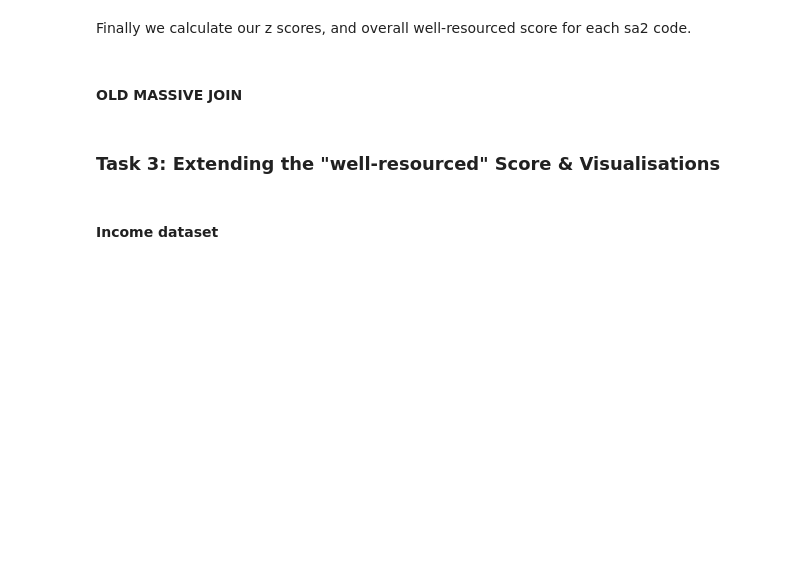
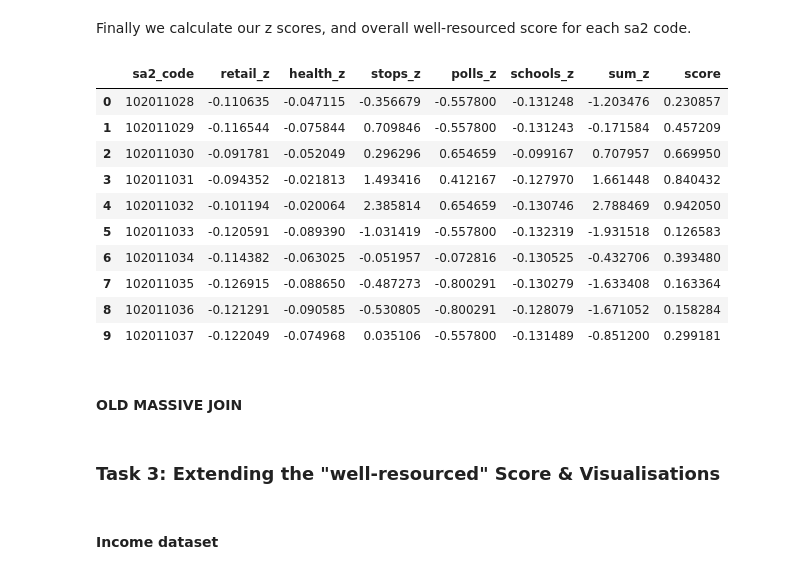
Before and after one commit to FixItChris/DATA2901, a Jupyter notebook: Report.ipynb, the cells around one changed output. Cells and saved outputs as stored; diff of their text form; code cells hidden in the pictures; blank space fills up the shorter version.

Commit message:
Added task 2 indexes + score calculations

```diff
--- a/Report.ipynb
+++ b/Report.ipynb
@@ -881,27 +958,52 @@ Finally we calculate our z scores, and overall well-resourced score for each sa2
 # %%
 sql = """
 CREATE OR REPLACE VIEW scores as
 SELECT
     sa2_code,
-    (retail_per_1000 - mean_retail) / sd_retail as "retail_z",
-    (health_per_1000 - mean_health) / sd_health as "health_z",
-    (total_stops - mean_stops) / sd_stops as "stops_z",
-    (total_polls - mean_polls) / sd_polls as "polls_z",
-    (schools_per_1000_young - mean_schools) / sd_schools as "schools_z",
-    [(retail_per_1000 - mean_retail) / sd_retail] +
-        [(health_per_1000 - mean_health) / sd_health] +
-        [(total_stops - mean_stops) / sd_stops] +
-        [(total_polls - mean_polls) / sd_polls] }
-        [(schools_per_1000_young - mean_schools)] as "score"
+    (retail_per_1000 - mean_retail) / sd_retail
+        as "retail_z",
+    (health_per_1000 - mean_health) / sd_health
+        as "health_z",
+    (total_stops - mean_stops) / sd_stops
+        as "stops_z",
+    (total_polls - mean_polls) / sd_polls
+        as "polls_z",
+    (schools_per_1000_young - mean_schools) / sd_schools
+        as "schools_z",
+    ((retail_per_1000 - mean_retail) / sd_retail) +
+        ((health_per_1000 - mean_health) / sd_health) +
+        ((total_stops - mean_stops) / sd_stops) +
+        ((total_polls - mean_polls) / sd_polls) +
+        ((schools_per_1000_young - mean_schools) / sd_schools)
+        as "sum_z",
+    1 / (1 + EXP(-1 *
+        (((retail_per_1000 - mean_retail) / sd_retail) +
+        ((health_per_1000 - mean_health) / sd_health) +
+        ((total_stops - mean_stops) / sd_stops) +
+        ((total_polls - mean_polls) / sd_polls) +
+        ((schools_per_1000_young - mean_schools) / sd_schools))))
+        as "score"
 FROM
     all_aggs CROSS JOIN metrics;
 
 SELECT *
 FROM scores
 LIMIT 10;
 """
 
 query(conn, sql)
+# %% [output]
+|  | sa2_code | retail_z | health_z | stops_z | polls_z | schools_z | sum_z | score |
+| 0 | 102011028 | -0.110635 | -0.047115 | -0.356679 | -0.557800 | -0.131248 | -1.203476 | 0.230857 |
+| 1 | 102011029 | -0.116544 | -0.075844 | 0.709846 | -0.557800 | -0.131243 | -0.171584 | 0.457209 |
+| 2 | 102011030 | -0.091781 | -0.052049 | 0.296296 | 0.654659 | -0.099167 | 0.707957 | 0.669950 |
+| 3 | 102011031 | -0.094352 | -0.021813 | 1.493416 | 0.412167 | -0.127970 | 1.661448 | 0.840432 |
+| 4 | 102011032 | -0.101194 | -0.020064 | 2.385814 | 0.654659 | -0.130746 | 2.788469 | 0.942050 |
+| 5 | 102011033 | -0.120591 | -0.089390 | -1.031419 | -0.557800 | -0.132319 | -1.931518 | 0.126583 |
+| 6 | 102011034 | -0.114382 | -0.063025 | -0.051957 | -0.072816 | -0.130525 | -0.432706 | 0.393480 |
+| 7 | 102011035 | -0.126915 | -0.088650 | -0.487273 | -0.800291 | -0.130279 | -1.633408 | 0.163364 |
+| 8 | 102011036 | -0.121291 | -0.090585 | -0.530805 | -0.800291 | -0.128079 | -1.671052 | 0.158284 |
+| 9 | 102011037 | -0.122049 | -0.074968 | 0.035106 | -0.557800 | -0.131489 | -0.851200 | 0.299181 |
 # %% [markdown]
 #### OLD MASSIVE JOIN
 # %%
```
Also changed, not shown: parts of 10 cells of this notebook.
